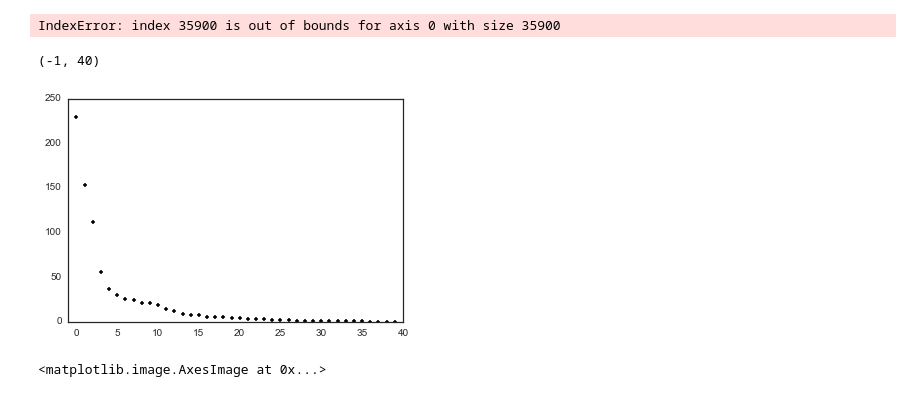
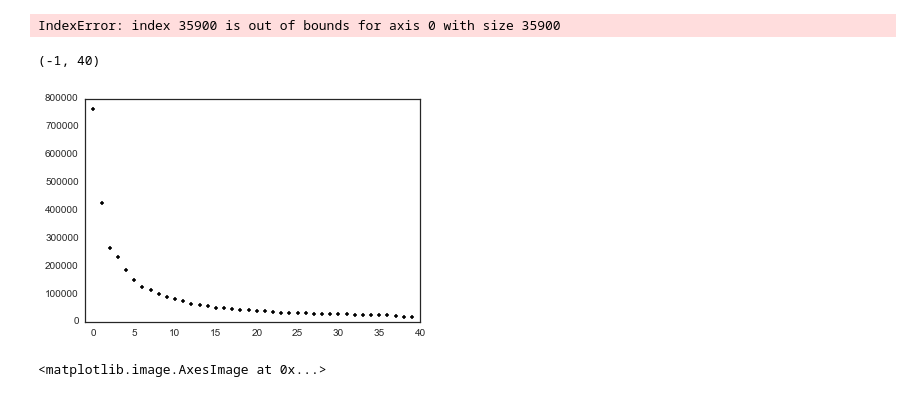
Before and after one commit to baccuslab/deep-retina, a Jupyter notebook: notebooks/Filter visualizations.ipynb, the cells around one changed output. Cells and saved outputs as stored; diff of their text form; code cells hidden in the pictures.

```diff
--- a/notebooks/Filter visualizations.ipynb
+++ b/notebooks/Filter visualizations.ipynb
@@ -969,13 +969,13 @@ from deepretina.visualizations import singular_values
 # %%
 %matplotlib inline
 # %%
-which_sta = 16
+which_sta = -1
 space, time = ft.decompose(L3_stas[which_sta])
 plt.plot(singular_values(L3_stas[which_sta]), 'k.')
 plt.xlim([-1, 40])
 # %% [output]
 (-1, 40)
-[figure, old version]
+[figure, new version]
 # %%
 plt.imshow(L3_stas[which_sta][30])
 # %% [output]
```
Also changed, not shown: parts of 5 cells of this notebook, 1 other file.
